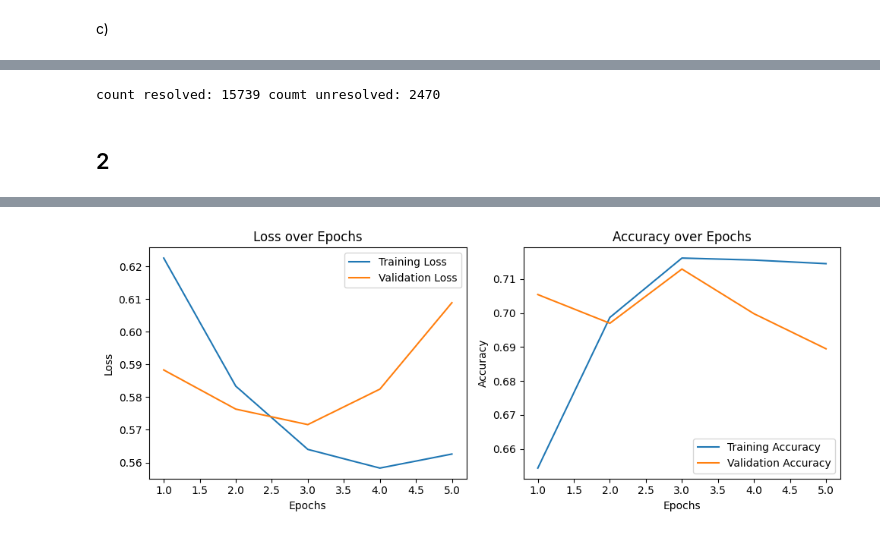
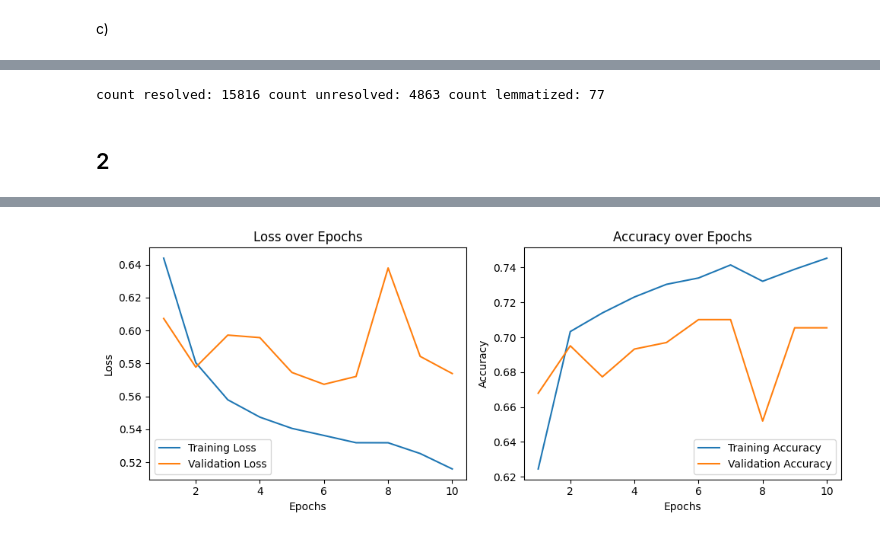
Before and after one commit to tengyaolong2000/SC4002_Natural-Language-Processing_Project, a Jupyter notebook: data_preparation.ipynb, the cells around one changed output, grey strips where cells are left out. Drawn from its saved outputs; the diff is of its cells as text; code cells hidden in the pictures.

```diff
--- a/data_preparation.ipynb
+++ b/data_preparation.ipynb
@@ -53,7 +58,7 @@ Size of the vocabulary: 18207
 # Load GloVe embeddings
 glove_vocab = set()
 
-glove_file = 'glove_files/glove.6B/glove.6B.100d.txt'
+glove_file = 'glove_files/glove.6B.100d.txt'
 
 with open(glove_file, 'r', encoding='utf8') as f:
     for line in f:
@@ -72,4 +84,5 @@ c)
 # %%
+
 
 # Create word-to-index and index-to-word mappings
 vocab = {'<pad>': 0, '<unk>': 1}
@@ -92,11 +105,12 @@ def load_glove_embeddings(glove_file_path):
     return embeddings_index
 
 embedding_dim = 100
-embeddings_index = load_glove_embeddings('glove_files/glove.6B/glove.6B.100d.txt')
+embeddings_index = load_glove_embeddings('glove_files/glove.6B.100d.txt')
 
 # Create the embedding matrix
 count_resolved = 0
 count_unresolved = 0
+count_lemmatized = 0
 
 # Initialize the lemmatizer
 lemmatizer = WordNetLemmatizer()
@@ -110,16 +124,27 @@ for word, idx in vocab.items():
         embedding_matrix[idx] = embeddings_index[word]
         count_resolved += 1
     else:
+        # lemmetize word and use lemmatized embeddings
+        lemmatized_word = lemmatizer.lemmatize(word)
+        if lemmatized_word in embeddings_index:
+            embedding_matrix[idx] = embeddings_index[lemmatized_word]
+            count_lemmatized +=1
+            count_resolved += 1
+        else:
+            embedding_matrix[idx] = np.random.normal(scale=0.6, size=(embedding_dim,))
+            count_unresolved += 1
+
+
         #lemmatized_word = lemmatizer.lemmatize(word)
         #if lemmatized_word in embeddings_index:
             #embedding_matrix[idx] = embeddings_index[lemmatized_word]
             #count_resolved += 1
         #else:
-        embedding_matrix[idx] = np.random.normal(scale=0.6, size=(embedding_dim,))
+        #embedding_matrix[idx] = np.random.normal(scale=0.6, size=(embedding_dim,))
         count_unresolved += 1
-print('count resolved:', count_resolved, 'count unresolved:', count_unresolved)
+print('count resolved:', count_resolved, 'count unresolved:', count_unresolved, 'count lemmatized:', count_lemmatized)
 # %% [output]
-count resolved: 15739 coumt unresolved: 2470
+count resolved: 15816 count unresolved: 4863 count lemmatized: 77
 # %% [markdown]
 ## 2
 # %%
@@ -138,7 +163,7 @@ class RTDataset(Dataset):
         label = self.dataset[idx]['label']
         tokens = self.tokenizer(text)
         indices = [self.vocab.get(token, self.vocab['<unk>']) for token in tokens]
-        return torch.tensor(indices, dtype=torch.long), torch.tensor(label, dtype=torch.long)
+        return torch.tensor(indices, dtype=torch.long).to(device), torch.tensor(label, dtype=torch.long).to(device)
 
 # Define a collate function for DataLoader
 def collate_fn(batch):
@@ -146,10 +171,10 @@ def collate_fn(batch):
     labels = torch.tensor([item[1] for item in batch], dtype=torch.long)
     lengths = torch.tensor([len(seq) for seq in texts], dtype=torch.long)
     texts_padded = pad_sequence(texts, batch_first=True, padding_value=vocab['<pad>'])
-    return texts_padded, labels, lengths
+    return texts_padded.to(device), labels.to(device), lengths.to(device)
 
 # Create datasets and dataloaders
-batch_size = 128
+batch_size = 32
 
 train_data = RTDataset(train_dataset, vocab)
 valid_data = RTDataset(validation_dataset, vocab)
@@ -178,12 +203,13 @@ class RNNModel(nn.Module):
         return output
 
 # Instantiate the model, loss function, and optimizer
-hidden_dim = 384
+hidden_dim = 448
 output_dim = 2  # Negative or Positive sentiment
 
 model = RNNModel(vocab_size, embedding_dim, hidden_dim, output_dim, embedding_matrix)
+model.to(device)
 criterion = nn.CrossEntropyLoss()
-optimizer = optim.Adam(model.parameters(), lr=0.0002815544305740635)
+optimizer = optim.Adam(model.parameters(), lr= 0.00026641448147801634)
 
 # Lists to store loss and accuracy values
 train_losses = []
@@ -196,6 +222,8 @@ def train(model, dataloader, optimizer, criterion):
     model.train()
     total_acc, total_loss = 0, 0
     for texts, labels, lengths in dataloader:
+        #print(texts.device, labels.device, lengths.device)
+
         optimizer.zero_grad()
         outputs = model(texts, lengths)
         loss = criterion(outputs, labels)
@@ -217,7 +245,7 @@ def evaluate(model, dataloader, criterion):
     return total_acc / len(dataloader.dataset), total_loss / len(dataloader.dataset)
 
 # Training loop
-num_epochs = 5
+num_epochs = 10
 for epoch in range(num_epochs):
     train_acc, train_loss = train(model, train_loader, optimizer, criterion)
     valid_acc, valid_loss = evaluate(model, valid_loader, criterion)
@@ -277,4 +306,4 @@ Test Loss: 0.6041, Test Acc: 0.6801
-[figure, old version]
+[figure, new version]
 # %%
 # Define the objective function for Optuna
 def objective(trial):
```
Also changed, not shown: parts of 11 cells of this notebook.
